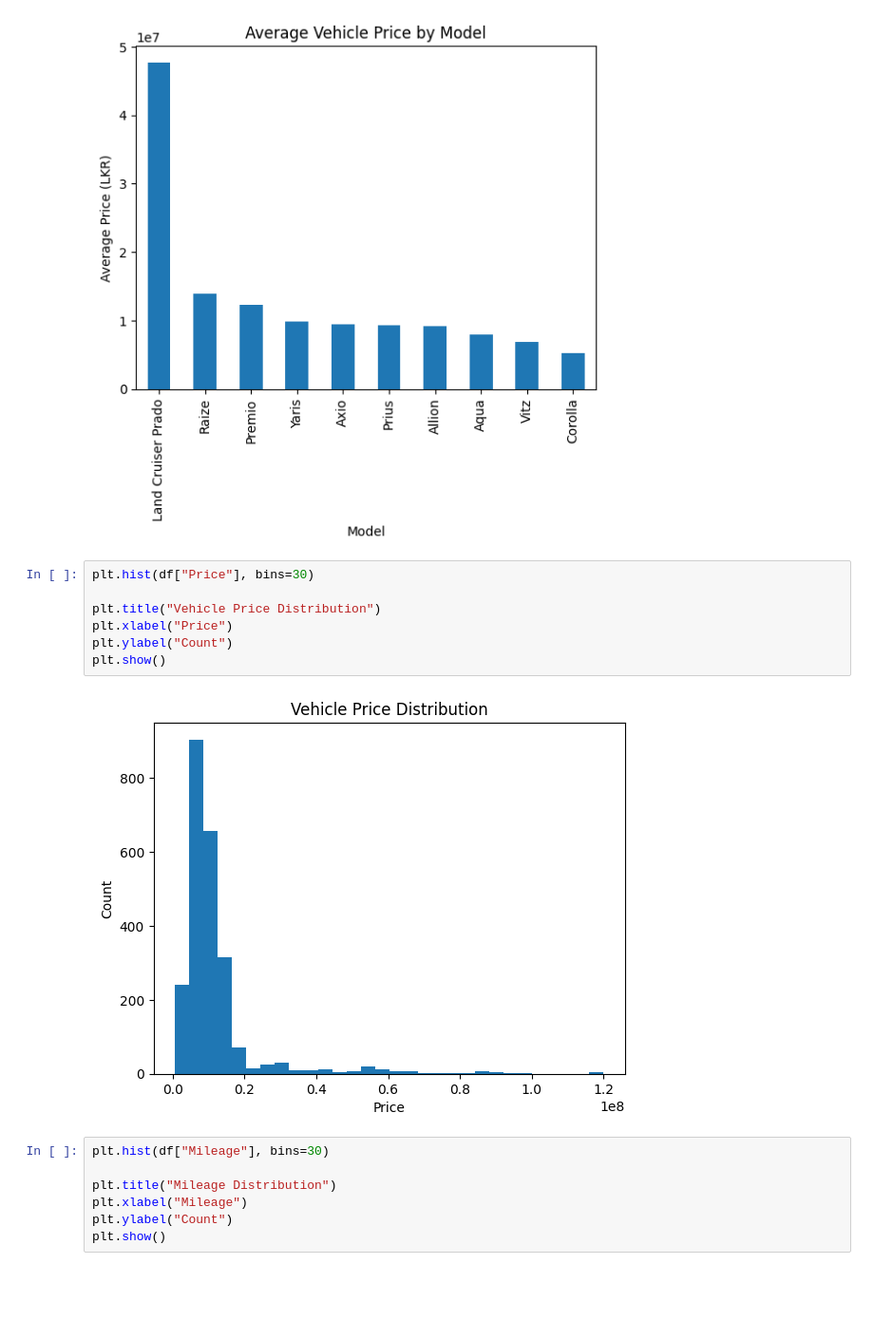
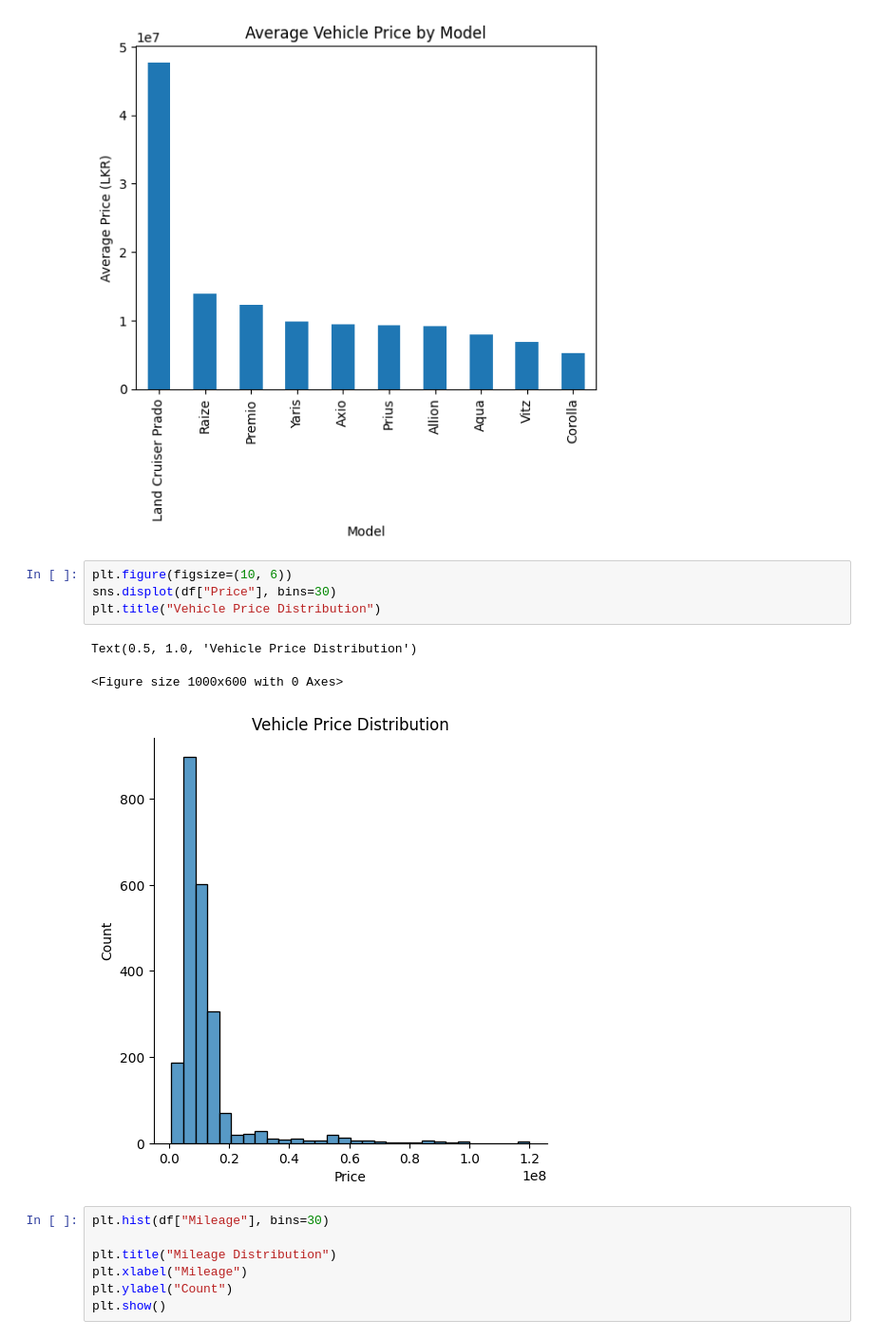
Before and after one commit to ChamodyaMihirath/2nd-hand-vehicle-price-predictor, a Jupyter notebook: notebooks/data_cleaning.ipynb, the cells around one changed output. Shown at 95% size. Cells and saved outputs as stored; diff of their text form; blank space fills up the shorter version.

```diff
--- a/notebooks/data_cleaning.ipynb
+++ b/notebooks/data_cleaning.ipynb
@@ -300,14 +300,13 @@ plt.show()
 # %% [output]
 [figure]
 # %%
-plt.hist(df["Price"], bins=30)
-
+plt.figure(figsize=(10, 6))
+sns.displot(df["Price"], bins=30)
 plt.title("Vehicle Price Distribution")
-plt.xlabel("Price")
-plt.ylabel("Count")
-plt.show()
 # %% [output]
+Text(0.5, 1.0, 'Vehicle Price Distribution')
+<Figure size 1000x600 with 0 Axes>
-[figure, old version]
+[figure, new version]
 # %%
 plt.hist(df["Mileage"], bins=30)
 
```
Also changed, not shown: parts of 1 cell of this notebook, 1 other file.
